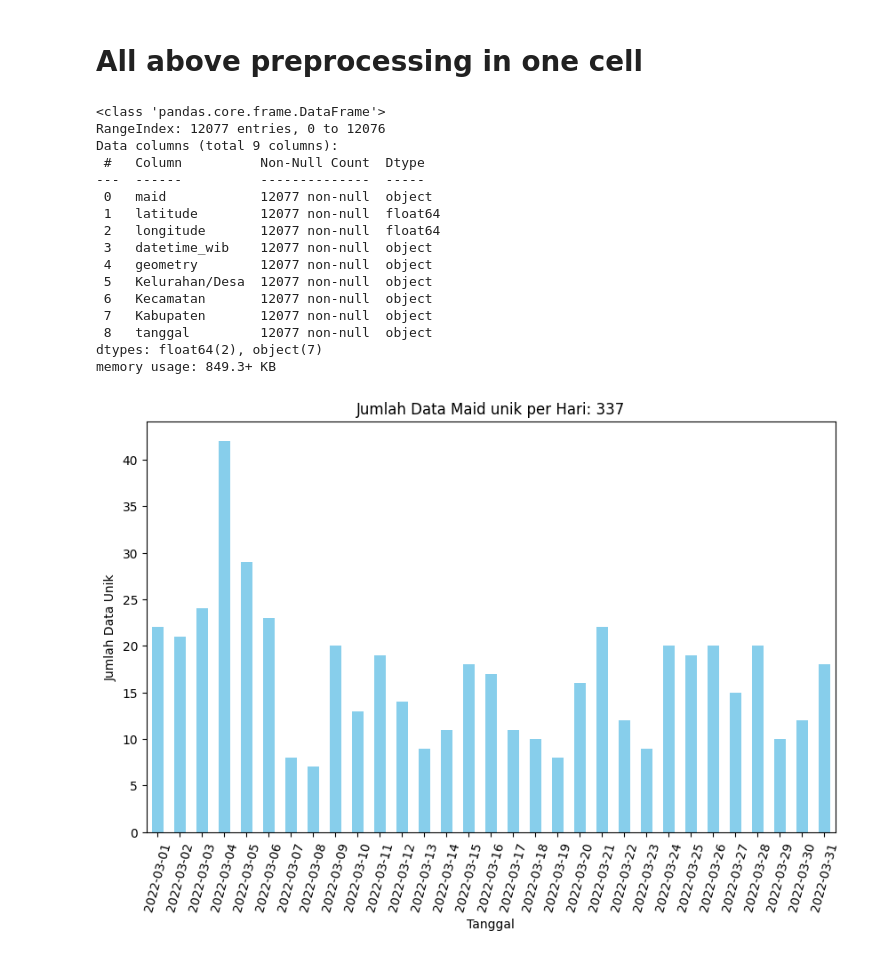
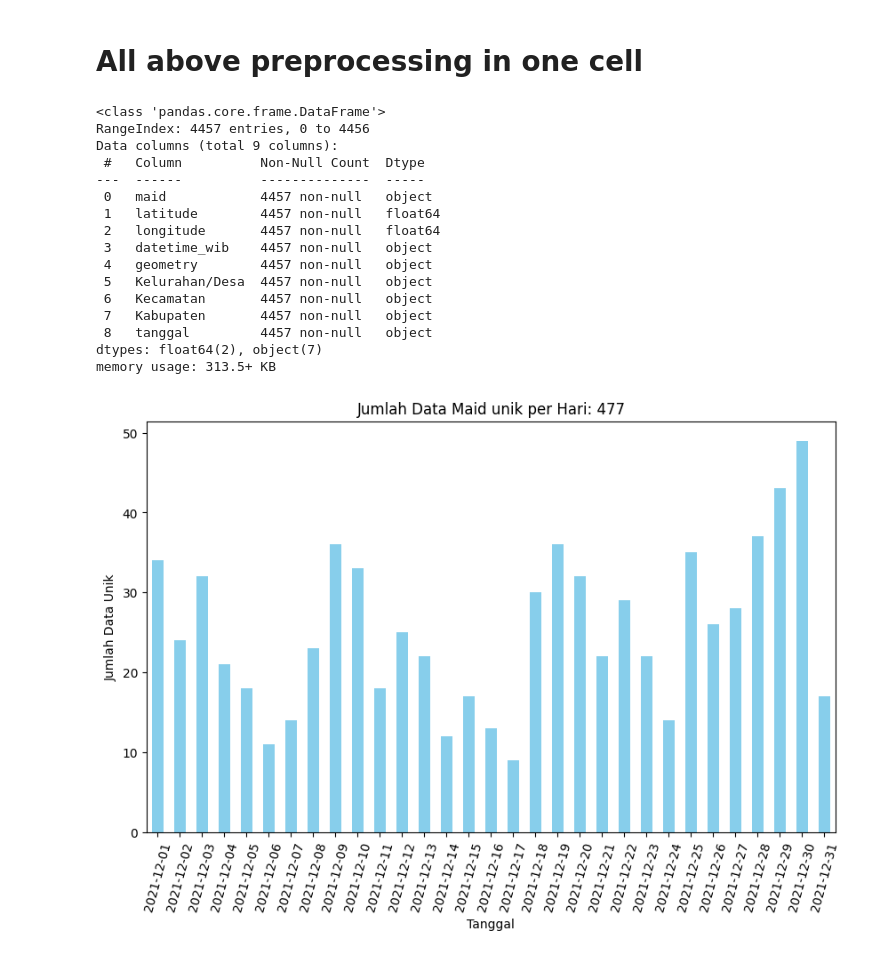
Before and after one commit to rizkyintan/traffic_analysis, a Jupyter notebook: 0.2 Preprocessing Null, Duplicate, and Occurence.ipynb, the cells around one changed output. Cells and saved outputs as stored; diff of their text form; code cells hidden in the pictures.

```diff
--- a/0.2 Preprocessing Null, Duplicate, and Occurence.ipynb
+++ b/0.2 Preprocessing Null, Duplicate, and Occurence.ipynb
@@ -233,29 +236,29 @@ bar_chart(df3)
 # All above preprocessing in one cell
 # %%
 # before preprocessing
-path = '../DataGPS_Affandi/filter1_affandi_mar.csv'
+path = '../DataGPS_Affandi/filter2_affandi_des.csv'
 df = pd.read_csv(path)
 df = drop_columns(df)
 df.info()
 bar_chart(df)
 # %% [output]
 <class 'pandas.core.frame.DataFrame'>
-RangeIndex: 12077 entries, 0 to 12076
+RangeIndex: 4457 entries, 0 to 4456
 Data columns (total 9 columns):
  #   Column          Non-Null Count  Dtype
 ---  ------          --------------  -----
- 0   maid            12077 non-null  object
- 1   latitude        12077 non-null  float64
- 2   longitude       12077 non-null  float64
- 3   datetime_wib    12077 non-null  object
- 4   geometry        12077 non-null  object
- 5   Kelurahan/Desa  12077 non-null  object
- 6   Kecamatan       12077 non-null  object
- 7   Kabupaten       12077 non-null  object
- 8   tanggal         12077 non-null  object
+ 0   maid            4457 non-null   object
+ 1   latitude        4457 non-null   float64
+ 2   longitude       4457 non-null   float64
+ 3   datetime_wib    4457 non-null   object
+ 4   geometry        4457 non-null   object
+ 5   Kelurahan/Desa  4457 non-null   object
+ 6   Kecamatan       4457 non-null   object
+ 7   Kabupaten       4457 non-null   object
+ 8   tanggal         4457 non-null   object
 dtypes: float64(2), object(7)
-memory usage: 849.3+ KB
+memory usage: 313.5+ KB
-[figure, old version]
+[figure, new version]
 # %%
 # after preprocessing
 df_after = second_preprocessing(df)
```
Also changed, not shown: parts of 2 cells of this notebook, 24 other files.
